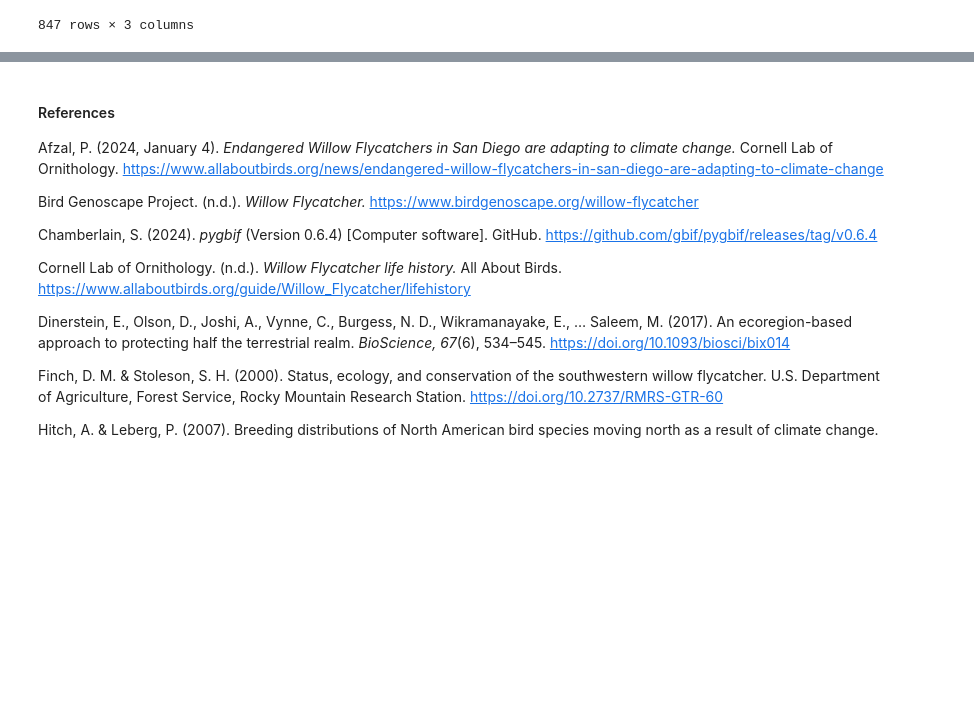
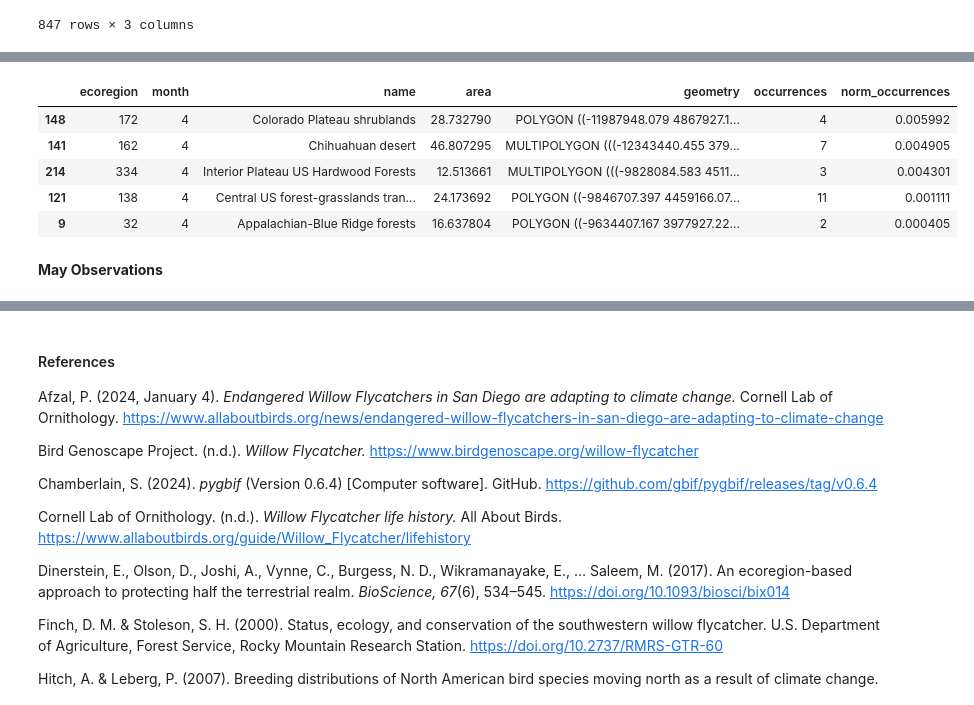
Before and after one commit to lauren-alexandra/willow-flycatcher, a Jupyter notebook: willow-flycatcher-distribution/willow-flycatcher-distribution.ipynb, the cells around one changed output, grey strips where cells are left out. Cells and saved outputs as stored; diff of their text form; code cells hidden in the pictures; blank space fills up the shorter version.

```diff
--- a/willow-flycatcher-distribution/willow-flycatcher-distribution.ipynb
+++ b/willow-flycatcher-distribution/willow-flycatcher-distribution.ipynb
@@ -545,0 +582,13 @@ BokehModel(combine_events=True, render_bundle={'docs_json': {'9419d824-35f3-43cc
+# %%
+# Bottom Five Ecoregions
+
+april_occ_bottom_5
+# %% [output]
+|  | ecoregion | month | name | area | geometry | occurrences | norm_occurrences |
+| 148 | 172 | 4 | Colorado Plateau shrublands | 28.732790 | POLYGON ((-11987948.079 4867927.1... | 4 | 0.005992 |
+| 141 | 162 | 4 | Chihuahuan desert | 46.807295 | MULTIPOLYGON (((-12343440.455 379... | 7 | 0.004905 |
+| 214 | 334 | 4 | Interior Plateau US Hardwood Forests | 12.513661 | MULTIPOLYGON (((-9828084.583 4511... | 3 | 0.004301 |
+| 121 | 138 | 4 | Central US forest-grasslands tran... | 24.173692 | POLYGON ((-9846707.397 4459166.07... | 11 | 0.001111 |
+| 9 | 32 | 4 | Appalachian-Blue Ridge forests | 16.637804 | POLYGON ((-9634407.167 3977927.22... | 2 | 0.000405 |
+# %% [markdown]
+**May Observations**
```
Also changed, not shown: parts of 19 cells of this notebook, 3 other files.
